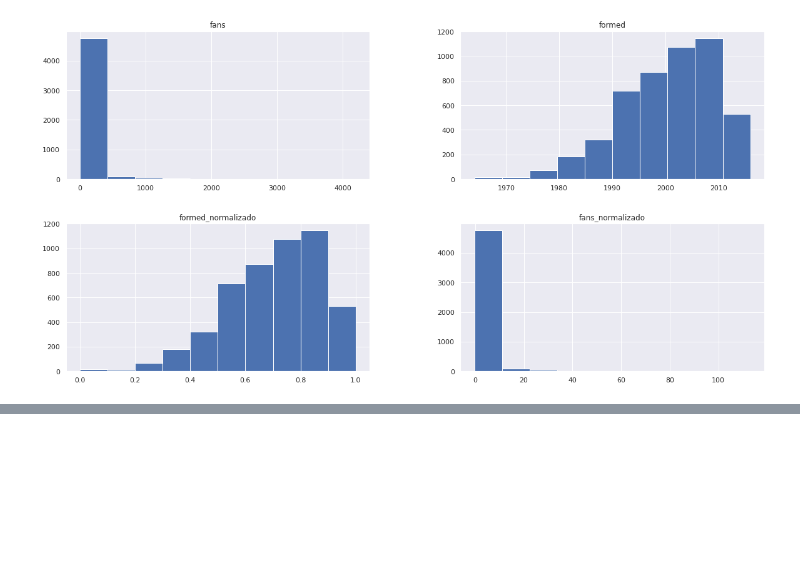
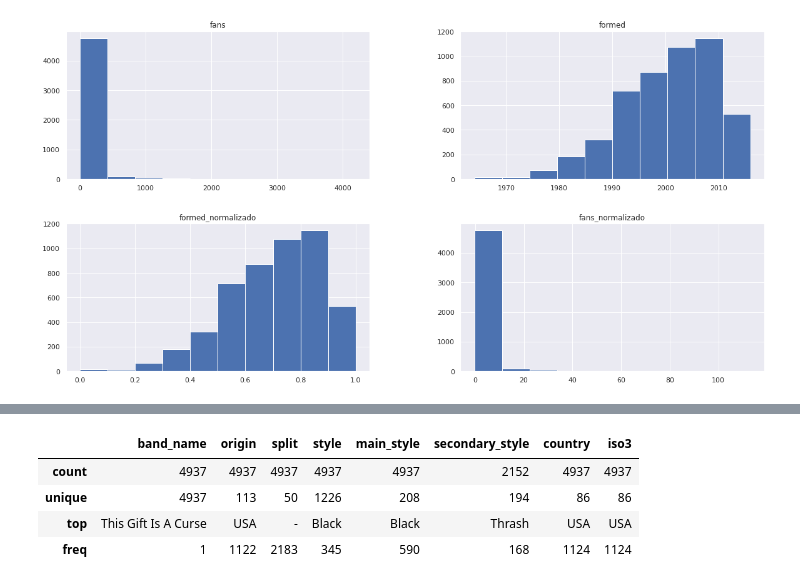
Before and after one commit to otaviokamel/projeto_introducao_analise_de_dados, a Jupyter notebook: Metal_Bands_by_Nation.ipynb, the cells around one changed output, grey strips where cells are left out. Cells and saved outputs as stored; diff of their text form; code cells hidden in the pictures; blank space fills up the shorter version.

```diff
--- a/Metal_Bands_by_Nation.ipynb
+++ b/Metal_Bands_by_Nation.ipynb
@@ -1047,0 +1053,8 @@ df.hist();
+# %%
+df.describe(exclude=('int64', 'float64'))
+# %% [output]
+|  | band_name | origin | split | style | main_style | secondary_style | country | iso3 |
+| count | 4937 | 4937 | 4937 | 4937 | 4937 | 2152 | 4937 | 4937 |
+| unique | 4937 | 113 | 50 | 1226 | 208 | 194 | 86 | 86 |
+| top | This Gift Is A Curse | USA | - | Black | Black | Thrash | USA | USA |
+| freq | 1 | 1122 | 2183 | 345 | 590 | 168 | 1124 | 1124 |
```
Also changed, not shown: parts of 23 cells of this notebook, 1 other file.
